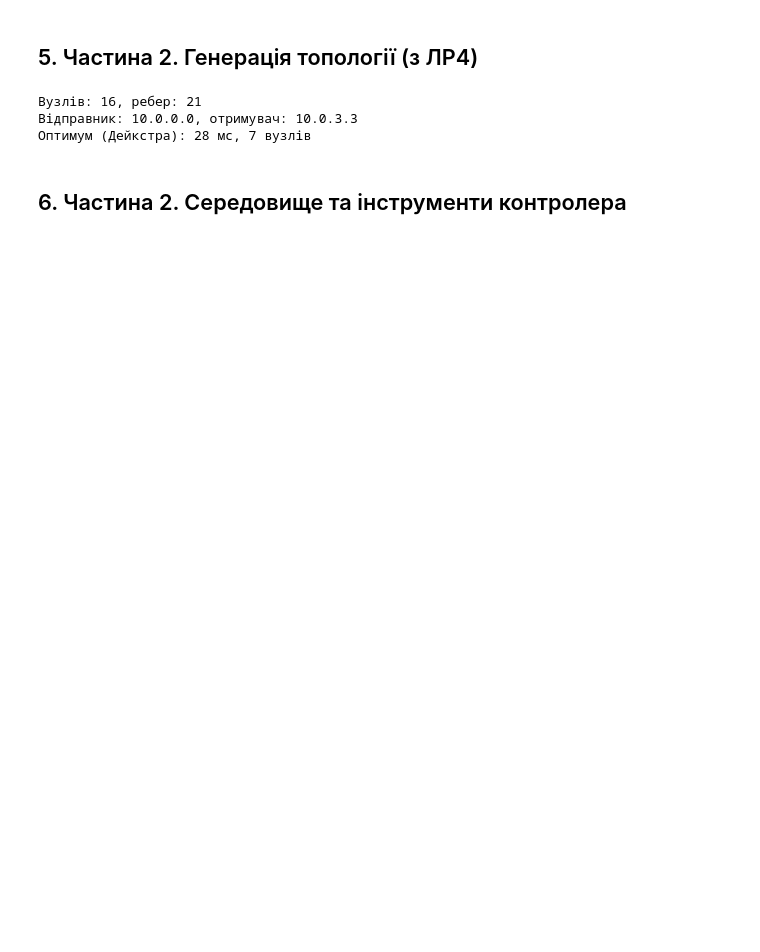
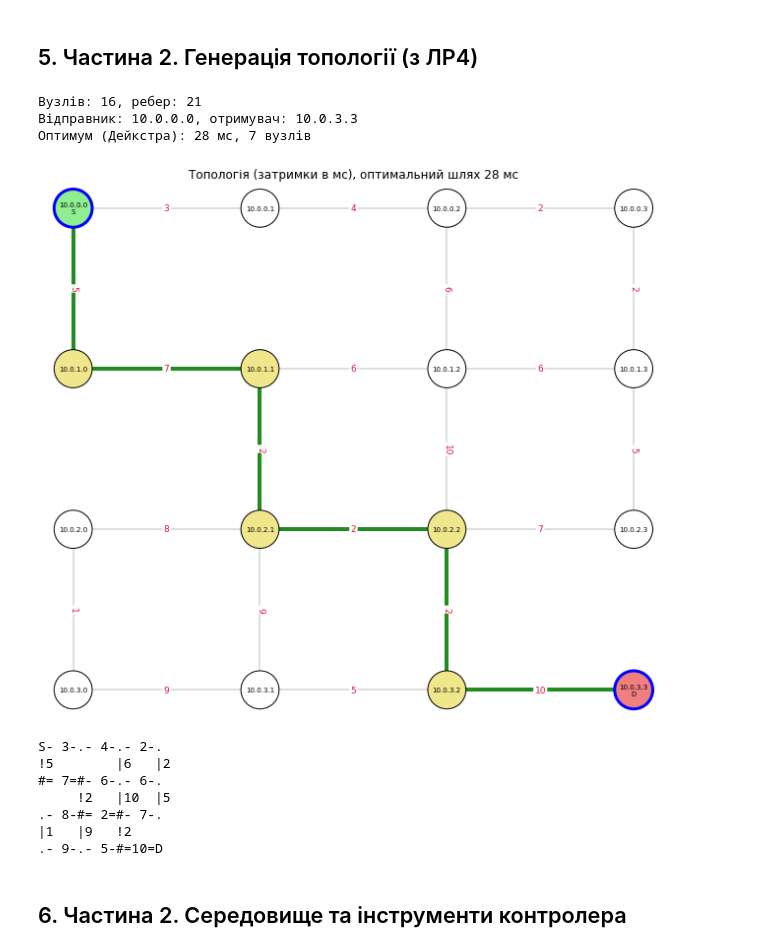
Before and after one commit to Andriy8075/AI_LAB_5, a Jupyter notebook: lab5.ipynb, the cells around one changed output. Drawn from its saved outputs; the diff is of its cells as text; code cells hidden in the pictures; blank space fills up the shorter version.

```diff
--- a/lab5.ipynb
+++ b/lab5.ipynb
@@ -79,15 +77,32 @@ display(pd.DataFrame(rows))
 # %%
 graph = sdn_env.generate_grid_graph()
 opt_delay, opt_path = sdn_env.shortest_path_delay(
     graph, sdn_env.SOURCE, sdn_env.DESTINATION)
 
 print(f"Вузлів: {graph.number_of_nodes()}, ребер: {graph.number_of_edges()}")
 print(f"Відправник: {sdn_env.SOURCE}, отримувач: {sdn_env.DESTINATION}")
 print(f"Оптимум (Дейкстра): {opt_delay} мс, {len(opt_path)} вузлів")
+
+# Графічне зображення топології та оптимального шляху
+fig, ax = plt.subplots(figsize=(9, 8))
+draw_state(graph, opt_path, sdn_env.SOURCE, sdn_env.DESTINATION, ax,
+           f"Топологія (затримки в мс), оптимальний шлях {opt_delay} мс")
+plt.tight_layout()
+plt.show()
+
+print(render_state_ascii(graph, opt_path, sdn_env.SOURCE, sdn_env.DESTINATION))
 # %% [output]
 Вузлів: 16, ребер: 21
 Відправник: 10.0.0.0, отримувач: 10.0.3.3
 Оптимум (Дейкстра): 28 мс, 7 вузлів
+[figure, added]
+S- 3-.- 4-.- 2-.
+!5        |6   |2
+#= 7=#- 6-.- 6-.
+     !2   |10  |5
+.- 8-#= 2=#- 7-.
+|1   |9   !2
+.- 9-.- 5-#=10=D
 # %% [markdown]
 ## 6. Частина 2. Середовище та інструменти контролера
 # %%
```
Also changed, not shown: parts of 4 cells of this notebook, 2 other files.
